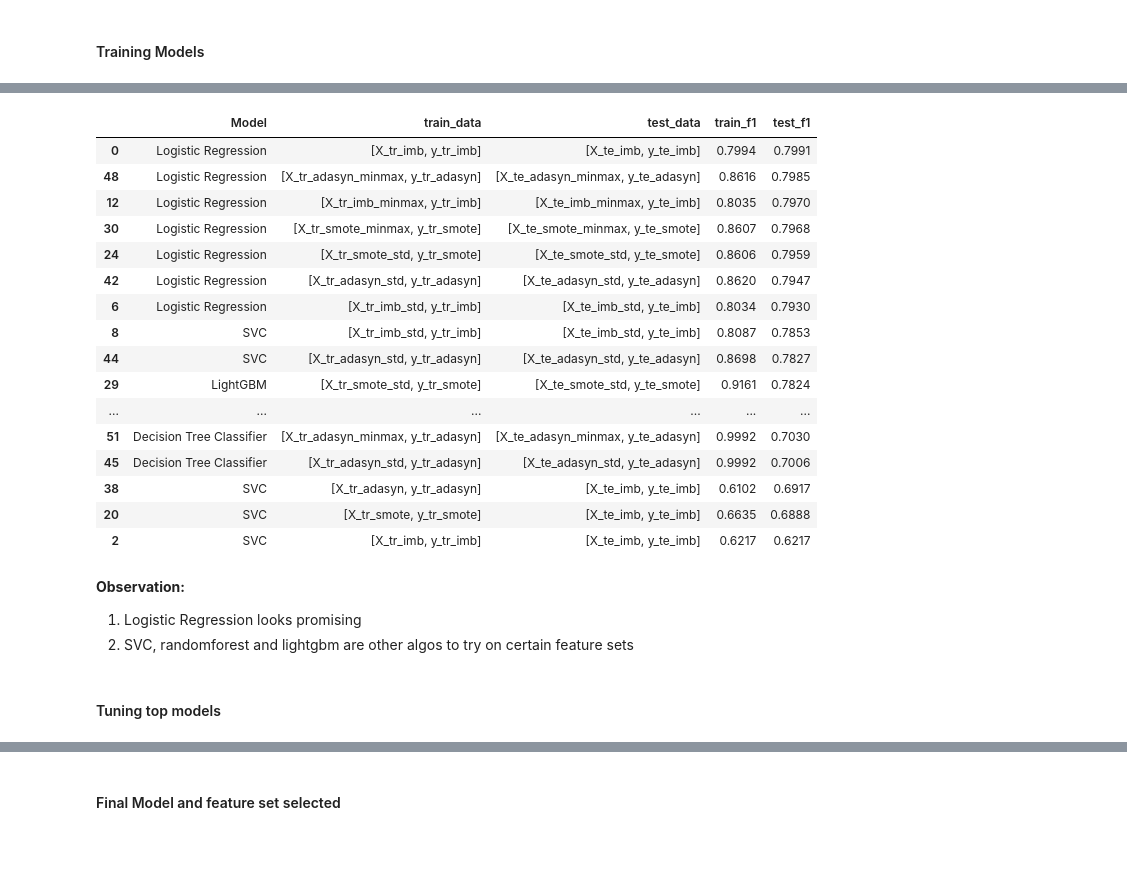
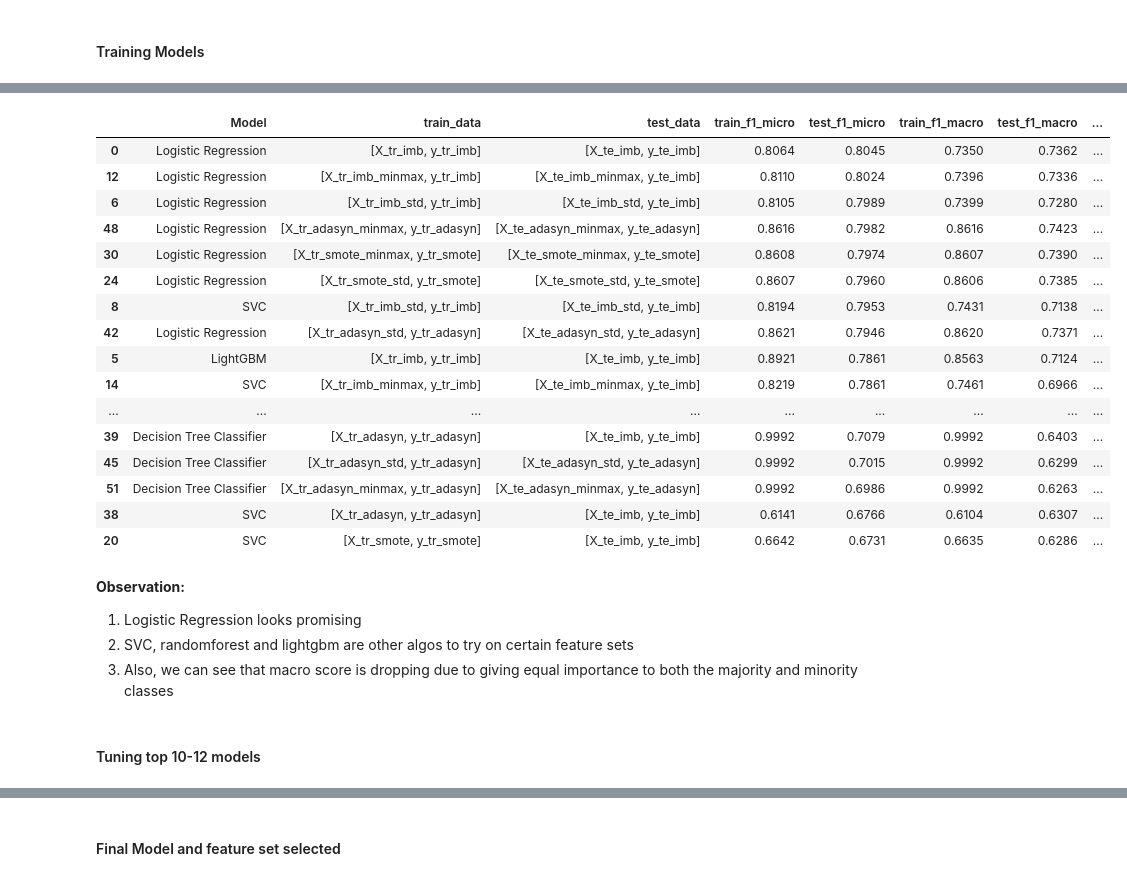
Before and after one commit to KiranMahendrakar93/telco-customera-churn, a Jupyter notebook: 3_model_building.ipynb, the cells around one changed output, grey strips where cells are left out. Drawn from its saved outputs; the diff is of its cells as text; code cells hidden in the pictures; blank space fills up the shorter version.

```diff
--- a/3_model_building.ipynb
+++ b/3_model_building.ipynb
@@ -227,30 +227,32 @@ Wall time: 1min 11s
 # %%
 results_df = pd.DataFrame(results)
-results_df.sort_values(by=['test_f1', 'Model'], ascending=[False, True])
+results_df.sort_values(by=['test_f1_micro','test_f1_macro','test_f1_weighted'], ascending=[False, False, False], inplace=True)
+results_df
 # %% [output]
-|  | Model | train_data | test_data | train_f1 | test_f1 |
-| 0 | Logistic Regression | [X_tr_imb, y_tr_imb] | [X_te_imb, y_te_imb] | 0.7994 | 0.7991 |
-| 48 | Logistic Regression | [X_tr_adasyn_minmax, y_tr_adasyn] | [X_te_adasyn_minmax, y_te_adasyn] | 0.8616 | 0.7985 |
-| 12 | Logistic Regression | [X_tr_imb_minmax, y_tr_imb] | [X_te_imb_minmax, y_te_imb] | 0.8035 | 0.7970 |
-| 30 | Logistic Regression | [X_tr_smote_minmax, y_tr_smote] | [X_te_smote_minmax, y_te_smote] | 0.8607 | 0.7968 |
-| 24 | Logistic Regression | [X_tr_smote_std, y_tr_smote] | [X_te_smote_std, y_te_smote] | 0.8606 | 0.7959 |
-| 42 | Logistic Regression | [X_tr_adasyn_std, y_tr_adasyn] | [X_te_adasyn_std, y_te_adasyn] | 0.8620 | 0.7947 |
-| 6 | Logistic Regression | [X_tr_imb_std, y_tr_imb] | [X_te_imb_std, y_te_imb] | 0.8034 | 0.7930 |
-| 8 | SVC | [X_tr_imb_std, y_tr_imb] | [X_te_imb_std, y_te_imb] | 0.8087 | 0.7853 |
-| 44 | SVC | [X_tr_adasyn_std, y_tr_adasyn] | [X_te_adasyn_std, y_te_adasyn] | 0.8698 | 0.7827 |
-| 29 | LightGBM | [X_tr_smote_std, y_tr_smote] | [X_te_smote_std, y_te_smote] | 0.9161 | 0.7824 |
-| ... | ... | ... | ... | ... | ... |
-| 51 | Decision Tree Classifier | [X_tr_adasyn_minmax, y_tr_adasyn] | [X_te_adasyn_minmax, y_te_adasyn] | 0.9992 | 0.7030 |
-| 45 | Decision Tree Classifier | [X_tr_adasyn_std, y_tr_adasyn] | [X_te_adasyn_std, y_te_adasyn] | 0.9992 | 0.7006 |
-| 38 | SVC | [X_tr_adasyn, y_tr_adasyn] | [X_te_imb, y_te_imb] | 0.6102 | 0.6917 |
-| 20 | SVC | [X_tr_smote, y_tr_smote] | [X_te_imb, y_te_imb] | 0.6635 | 0.6888 |
-| 2 | SVC | [X_tr_imb, y_tr_imb] | [X_te_imb, y_te_imb] | 0.6217 | 0.6217 |
+|  | Model | train_data | test_data | train_f1_micro | test_f1_micro | train_f1_macro | test_f1_macro | ... |
+| 0 | Logistic Regression | [X_tr_imb, y_tr_imb] | [X_te_imb, y_te_imb] | 0.8064 | 0.8045 | 0.7350 | 0.7362 | ... |
+| 12 | Logistic Regression | [X_tr_imb_minmax, y_tr_imb] | [X_te_imb_minmax, y_te_imb] | 0.8110 | 0.8024 | 0.7396 | 0.7336 | ... |
+| 6 | Logistic Regression | [X_tr_imb_std, y_tr_imb] | [X_te_imb_std, y_te_imb] | 0.8105 | 0.7989 | 0.7399 | 0.7280 | ... |
+| 48 | Logistic Regression | [X_tr_adasyn_minmax, y_tr_adasyn] | [X_te_adasyn_minmax, y_te_adasyn] | 0.8616 | 0.7982 | 0.8616 | 0.7423 | ... |
+| 30 | Logistic Regression | [X_tr_smote_minmax, y_tr_smote] | [X_te_smote_minmax, y_te_smote] | 0.8608 | 0.7974 | 0.8607 | 0.7390 | ... |
+| 24 | Logistic Regression | [X_tr_smote_std, y_tr_smote] | [X_te_smote_std, y_te_smote] | 0.8607 | 0.7960 | 0.8606 | 0.7385 | ... |
+| 8 | SVC | [X_tr_imb_std, y_tr_imb] | [X_te_imb_std, y_te_imb] | 0.8194 | 0.7953 | 0.7431 | 0.7138 | ... |
+| 42 | Logistic Regression | [X_tr_adasyn_std, y_tr_adasyn] | [X_te_adasyn_std, y_te_adasyn] | 0.8621 | 0.7946 | 0.8620 | 0.7371 | ... |
+| 5 | LightGBM | [X_tr_imb, y_tr_imb] | [X_te_imb, y_te_imb] | 0.8921 | 0.7861 | 0.8563 | 0.7124 | ... |
+| 14 | SVC | [X_tr_imb_minmax, y_tr_imb] | [X_te_imb_minmax, y_te_imb] | 0.8219 | 0.7861 | 0.7461 | 0.6966 | ... |
+| ... | ... | ... | ... | ... | ... | ... | ... | ... |
+| 39 | Decision Tree Classifier | [X_tr_adasyn, y_tr_adasyn] | [X_te_imb, y_te_imb] | 0.9992 | 0.7079 | 0.9992 | 0.6403 | ... |
+| 45 | Decision Tree Classifier | [X_tr_adasyn_std, y_tr_adasyn] | [X_te_adasyn_std, y_te_adasyn] | 0.9992 | 0.7015 | 0.9992 | 0.6299 | ... |
+| 51 | Decision Tree Classifier | [X_tr_adasyn_minmax, y_tr_adasyn] | [X_te_adasyn_minmax, y_te_adasyn] | 0.9992 | 0.6986 | 0.9992 | 0.6263 | ... |
+| 38 | SVC | [X_tr_adasyn, y_tr_adasyn] | [X_te_imb, y_te_imb] | 0.6141 | 0.6766 | 0.6104 | 0.6307 | ... |
+| 20 | SVC | [X_tr_smote, y_tr_smote] | [X_te_imb, y_te_imb] | 0.6642 | 0.6731 | 0.6635 | 0.6286 | ... |
 # %% [markdown]
 **Observation:**
 
 1. Logistic Regression looks promising
 2. SVC, randomforest and lightgbm are other algos to try on certain feature sets
+3. Also, we can see that macro score is dropping due to giving equal importance to both the majority and minority classes
 # %% [markdown]
-#### Tuning top models
+#### Tuning top 10-12 models
 # %%
 %%time
```
Also changed, not shown: parts of 34 cells of this notebook, 1 other file.
